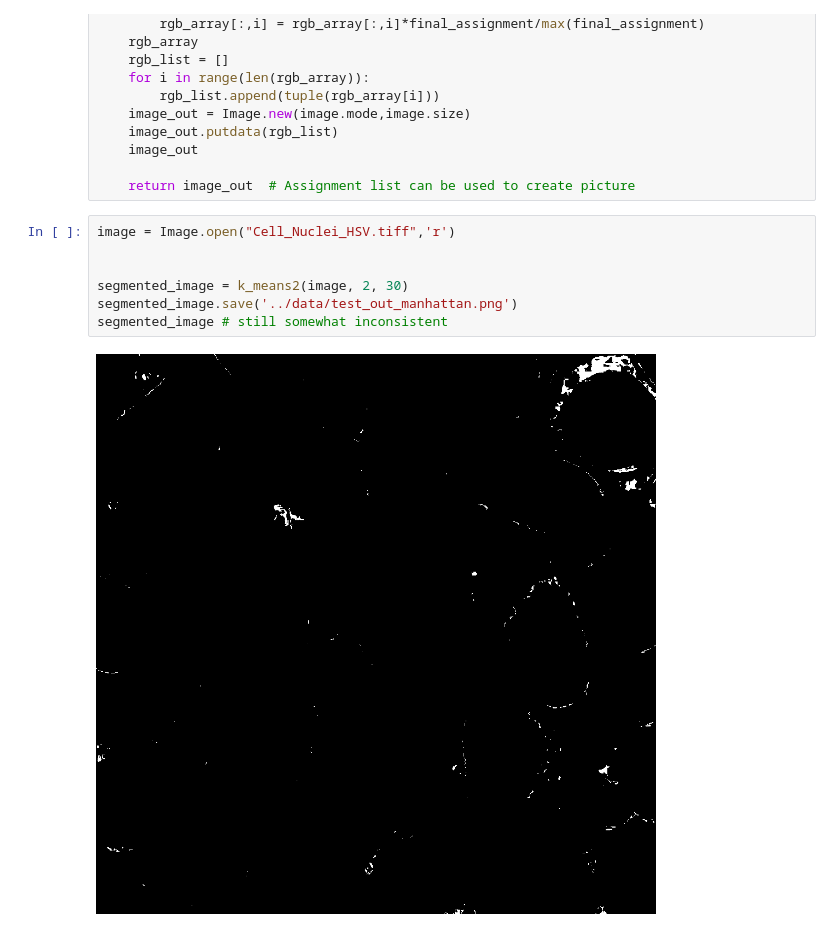
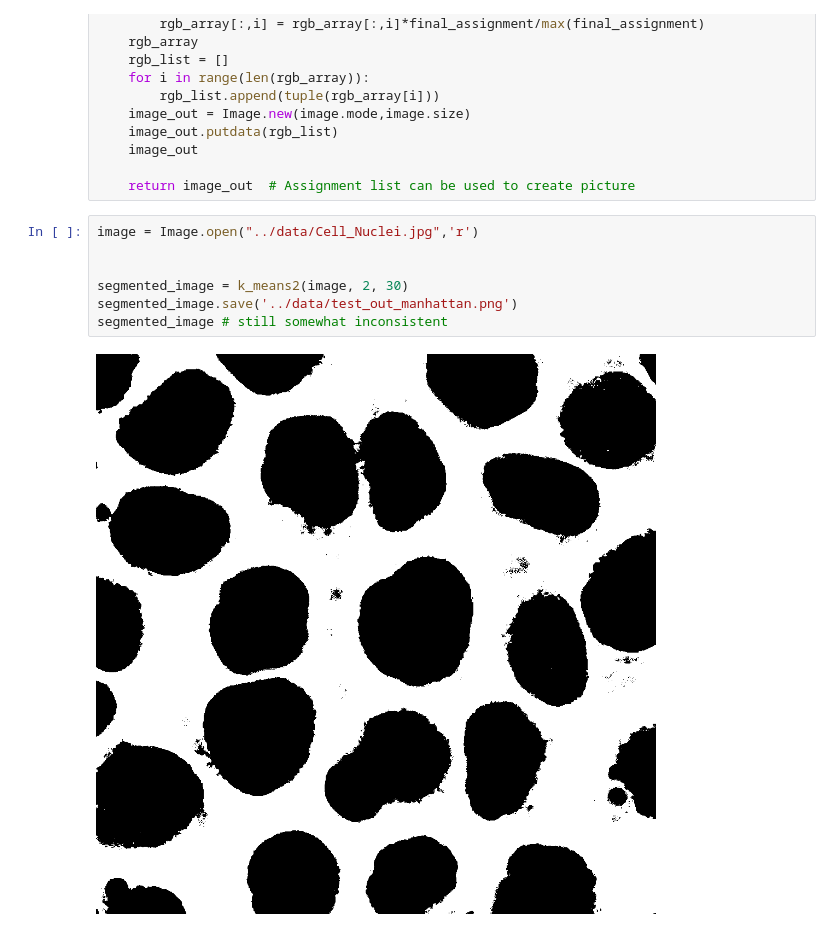
Before and after one commit to datascience-mobi-2022/2022-topic-01-team-05, a Jupyter notebook: code/K-Means manhattan.ipynb, the cells around one changed output. Cells and saved outputs as stored; diff of their text form.

```diff
--- a/code/K-Means manhattan.ipynb
+++ b/code/K-Means manhattan.ipynb
@@ -130,11 +132,11 @@ def k_means2(image, K, iterations):
 
     return image_out  # Assignment list can be used to create picture
 # %%
-image = Image.open("Cell_Nuclei_HSV.tiff",'r')
+image = Image.open("../data/Cell_Nuclei.jpg",'r')
 
 
 segmented_image = k_means2(image, 2, 30)
 segmented_image.save('../data/test_out_manhattan.png')
 segmented_image # still somewhat inconsistent
 # %% [output]
-[figure, old version]
+[figure, new version]
```
Also changed, not shown: parts of 1 cell of this notebook, 6 other files.
